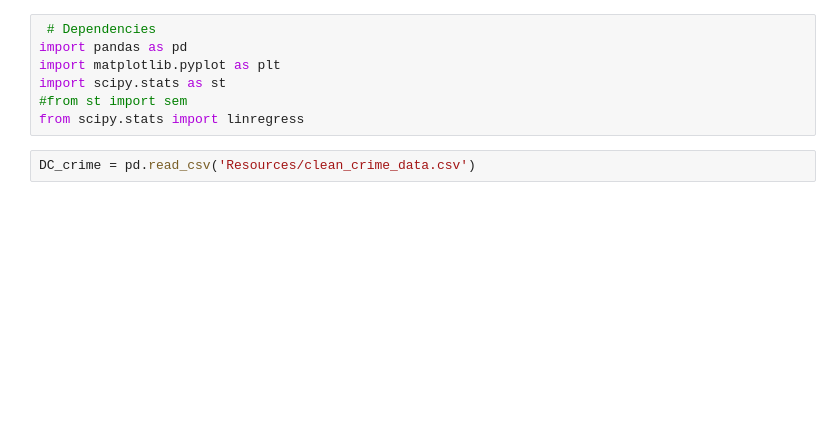
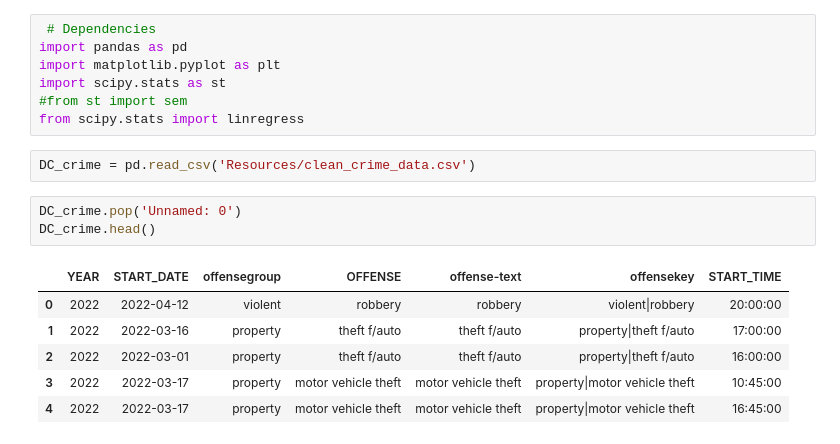
Before and after one commit to b-wild/Project_One_Group_2, a Jupyter notebook: DC_crime_analysis.ipynb, the cells around one changed output. Drawn from its saved outputs; the diff is of its cells as text; blank space fills up the shorter version.

```diff
--- a/DC_crime_analysis.ipynb
+++ b/DC_crime_analysis.ipynb
@@ -7,6 +7,16 @@ import scipy.stats as st
 from scipy.stats import linregress
 # %%
 DC_crime = pd.read_csv('Resources/clean_crime_data.csv')
+# %%
+DC_crime.pop('Unnamed: 0')
+DC_crime.head()
+# %% [output]
+|  | YEAR | START_DATE | offensegroup | OFFENSE | offense-text | offensekey | START_TIME |
+| 0 | 2022 | 2022-04-12 | violent | robbery | robbery | violent|robbery | 20:00:00 |
+| 1 | 2022 | 2022-03-16 | property | theft f/auto | theft f/auto | property|theft f/auto | 17:00:00 |
+| 2 | 2022 | 2022-03-01 | property | theft f/auto | theft f/auto | property|theft f/auto | 16:00:00 |
+| 3 | 2022 | 2022-03-17 | property | motor vehicle theft | motor vehicle theft | property|motor vehicle theft | 10:45:00 |
+| 4 | 2022 | 2022-03-17 | property | motor vehicle theft | motor vehicle theft | property|motor vehicle theft | 16:45:00 |
 # %%
 DC_crime["offensegroup"].value_counts().plot(kind='pie', figsize=(6,8), autopct="%1.1f%%")
 plt.title("""Property v Violent crime in
```
Also changed, not shown: parts of 13 cells of this notebook, 4 other files.
